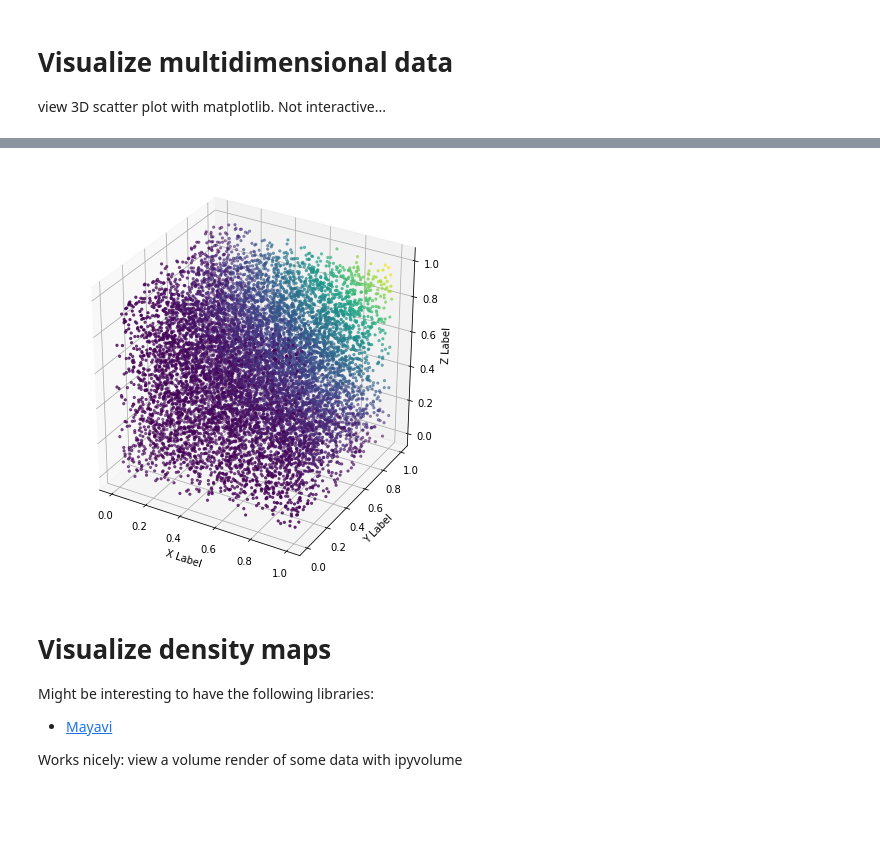
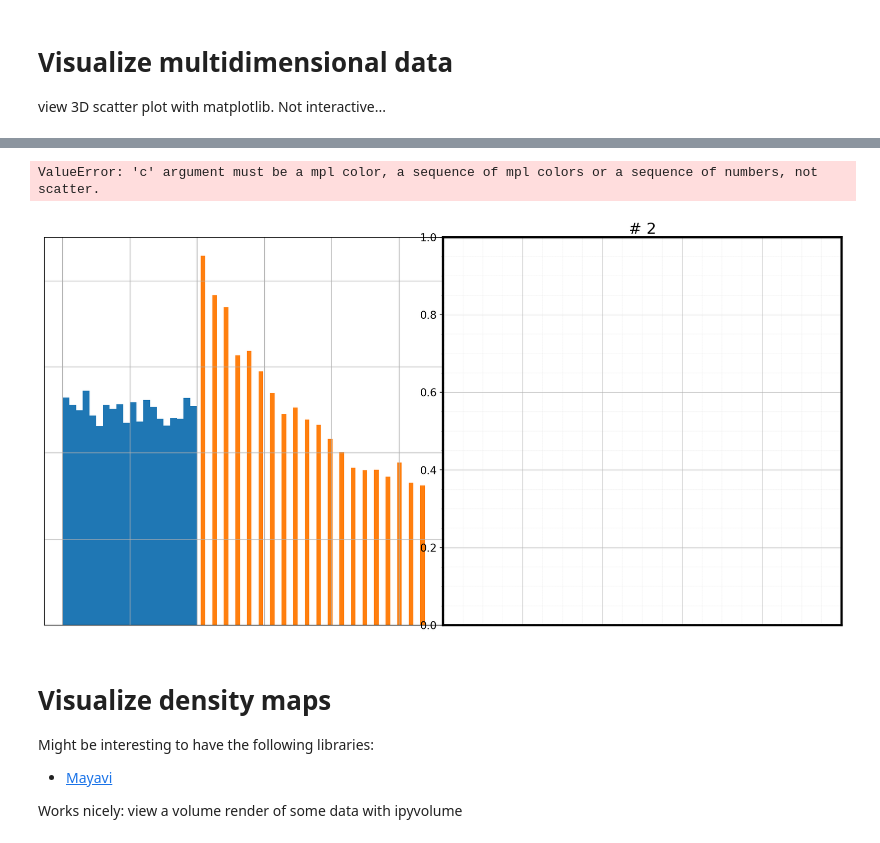
Before and after one commit to slaclab/cryoEM-notebooks, a Jupyter notebook: notebooks/Graphing Examples.ipynb, the cells around one changed output, grey strips where cells are left out. Drawn from its saved outputs; the diff is of its cells as text; code cells hidden in the pictures; blank space fills up the shorter version.

```diff
--- a/notebooks/Graphing Examples.ipynb
+++ b/notebooks/Graphing Examples.ipynb
@@ -5,0 +25,5 @@ view 3D scatter plot with matplotlib. Not interactive...
+# %%
+dataviz.biplots(data.T, prj2 = np.exp(data.T),  figsize=4, n=3, nbins=20, show_histo=True, c='scatter')
+# %% [output]
+ValueError: 'c' argument must be a mpl color, a sequence of mpl colors or a sequence of numbers, not scatter.
+[figure, added]
@@ -6,18 +32,12 @@ view 3D scatter plot with matplotlib. Not interactive...
 # %%
-%matplotlib inline
-from mpl_toolkits.mplot3d import Axes3D
-import matplotlib.pyplot as plt
 fig = plt.figure(figsize=(6,6))
 ax = fig.add_subplot(111, projection='3d')
-x, y, z = np.random.random((3, 10000))
 ax.scatter(x, y, z, c=x*y*z, marker='.')
 ax.set_xlabel('X Label')
 ax.set_ylabel('Y Label')
 ax.set_zlabel('Z Label')
 plt.tight_layout()
 plt.show()
-# %% [output]
-[figure, removed]
 # %% [markdown]
 # Visualize density maps
 Might be interesting to have the following libraries:
```
Also changed, not shown: parts of 8 cells of this notebook, 1 other file.
